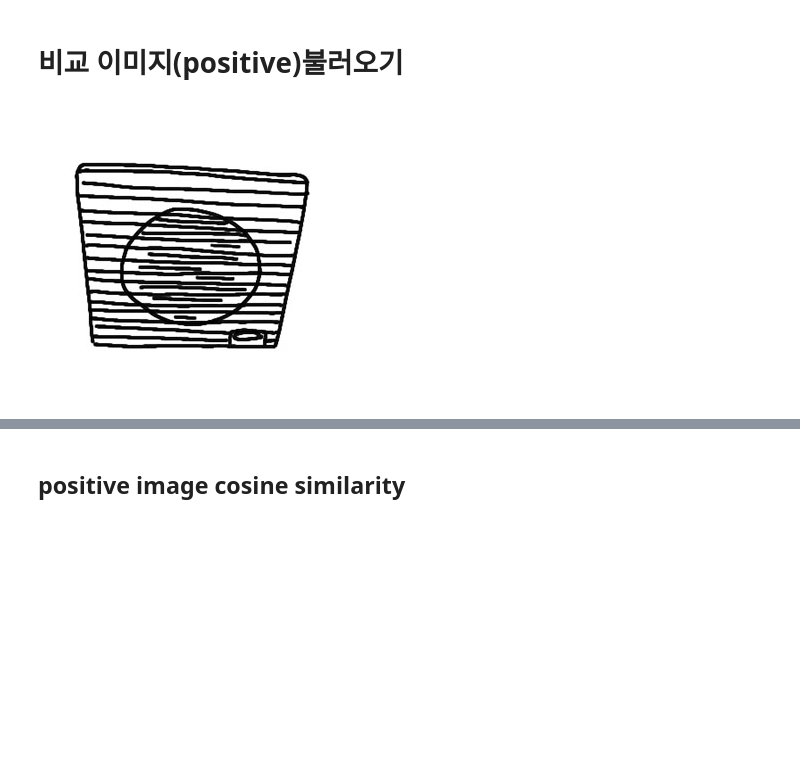
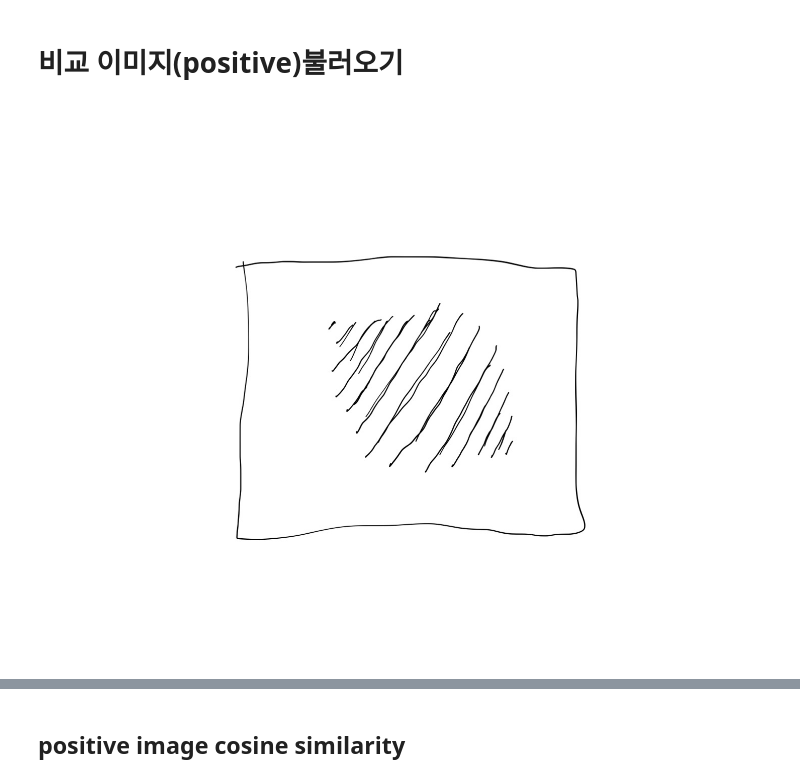
Before and after one commit to Fsnakcsk/Final-Project, a Jupyter notebook: VGG16 유사도검사/데이터 증강후/유사도 기준 정하기 전 2.2 데이터 증강후.ipynb, the cells around one changed output, grey strips where cells are left out. Saved outputs shown, nothing was run; the diff lists cells and outputs as text; code cells hidden in the pictures; blank space fills up the shorter version.

```diff
--- a/VGG16 유사도검사/데이터 증강후/유사도 기준 정하기 전 2.2 데이터 증강후.ipynb
+++ b/VGG16 유사도검사/데이터 증강후/유사도 기준 정하기 전 2.2 데이터 증강후.ipynb
@@ -52,8 +54,8 @@ features1 = features1.flatten()
 # %% [markdown]
 # 비교 이미지(positive)불러오기
 # %%
-Image("C:\\Users\\admin\\Desktop\\새 폴더 (2)\\2배기\긍적\\s_0038_24883_610516.jpg")
+Image("C:\\Users\\admin\\Desktop\\3.jpg")
 # %% [output]
-[figure, old version]
+[figure, new version]
 # %%
 # Load the second image and preprocess it for VGG
```
Also changed, not shown: parts of 14 cells of this notebook, 4 other files.
